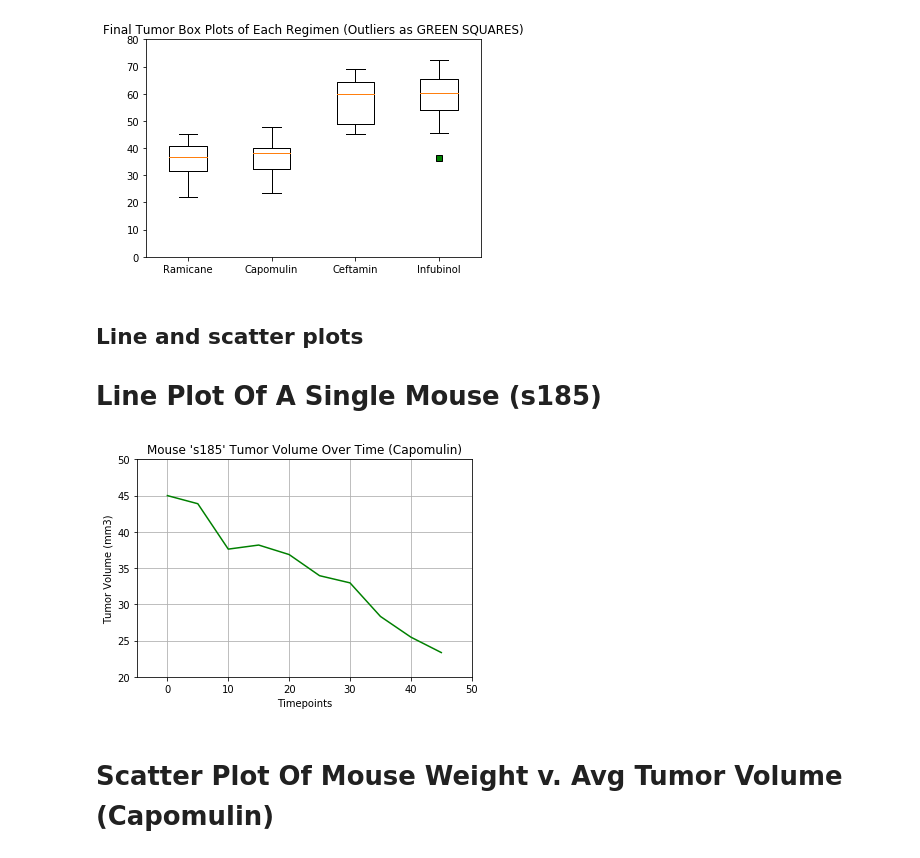
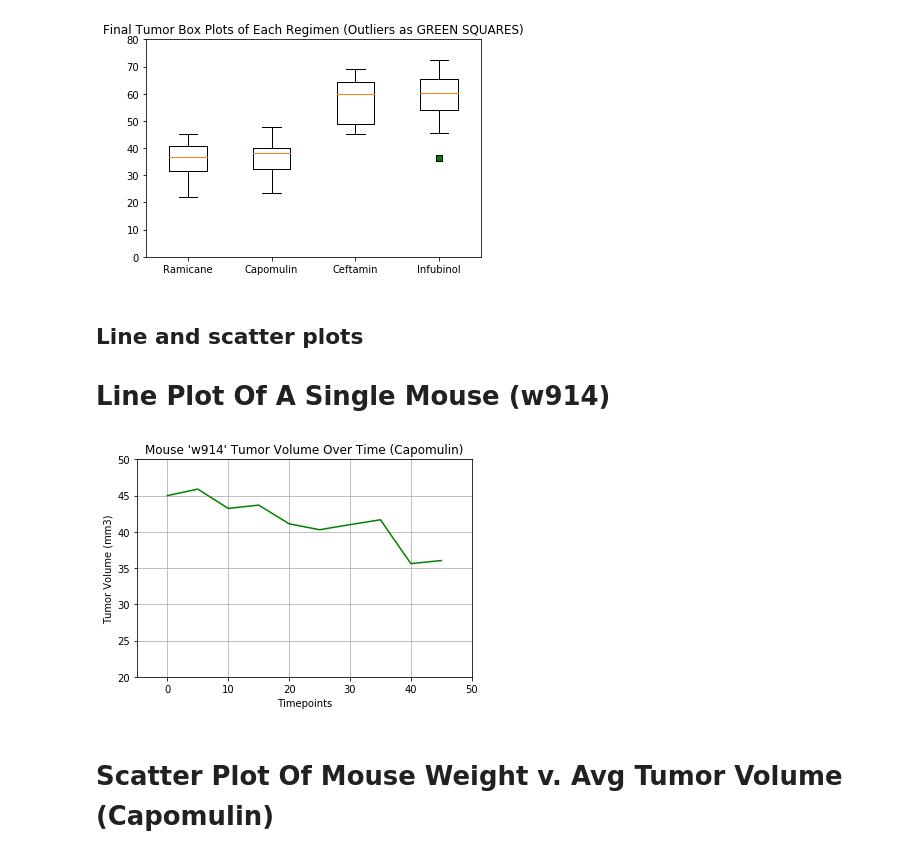
Before and after one commit to patrickhpatin/matplotlib-challenge, a Jupyter notebook: pymaceuticals_starter.ipynb, the cells around one changed output. Drawn from its saved outputs; the diff is of its cells as text; code cells hidden in the pictures.

```diff
--- a/pymaceuticals_starter.ipynb
+++ b/pymaceuticals_starter.ipynb
@@ -392,32 +392,32 @@ plt.show()
 [figure]
 # %% [markdown]
 ## Line and scatter plots
-# Line Plot Of A Single Mouse (s185)
+# Line Plot Of A Single Mouse (w914)
 # %%
 # Generate a line plot of time point versus tumor volume for a mouse treated with Capomulin
-s185_data = merged_data[merged_data["Mouse ID"].isin(["s185"])].set_index('Mouse ID')
+w914_data = merged_data[merged_data["Mouse ID"].isin(["w914"])].set_index('Mouse ID')
 
 # Collect the mean unemployment rates for the world
-mouse_tvolumes = s185_data["Tumor Volume (mm3)"]
+mouse_tvolumes = w914_data["Tumor Volume (mm3)"]
 
 # Collect the years where data was collected
-mouse_timepoints = s185_data["Timepoint"]
+mouse_timepoints = w914_data["Timepoint"]
 
 # Plot the world average as a line chart
 plt.plot(mouse_timepoints, mouse_tvolumes, color="g")
 
 # Formatting
-plt.title("Mouse 's185' Tumor Volume Over Time (Capomulin)")
+plt.title("Mouse 'w914' Tumor Volume Over Time (Capomulin)")
 plt.xlabel("Timepoints")
 plt.ylabel("Tumor Volume (mm3)")
 plt.grid(True)
 plt.ylim(20, 50)
 plt.xlim(-5, 50)
 
 # Show the chart
 plt.show()
 # %% [output]
-[figure, old version]
+[figure, new version]
 # %% [markdown]
 # Scatter Plot Of Mouse Weight v. Avg Tumor Volume (Capomulin)
 # %%
```
Also changed, not shown: parts of 1 cell of this notebook.
